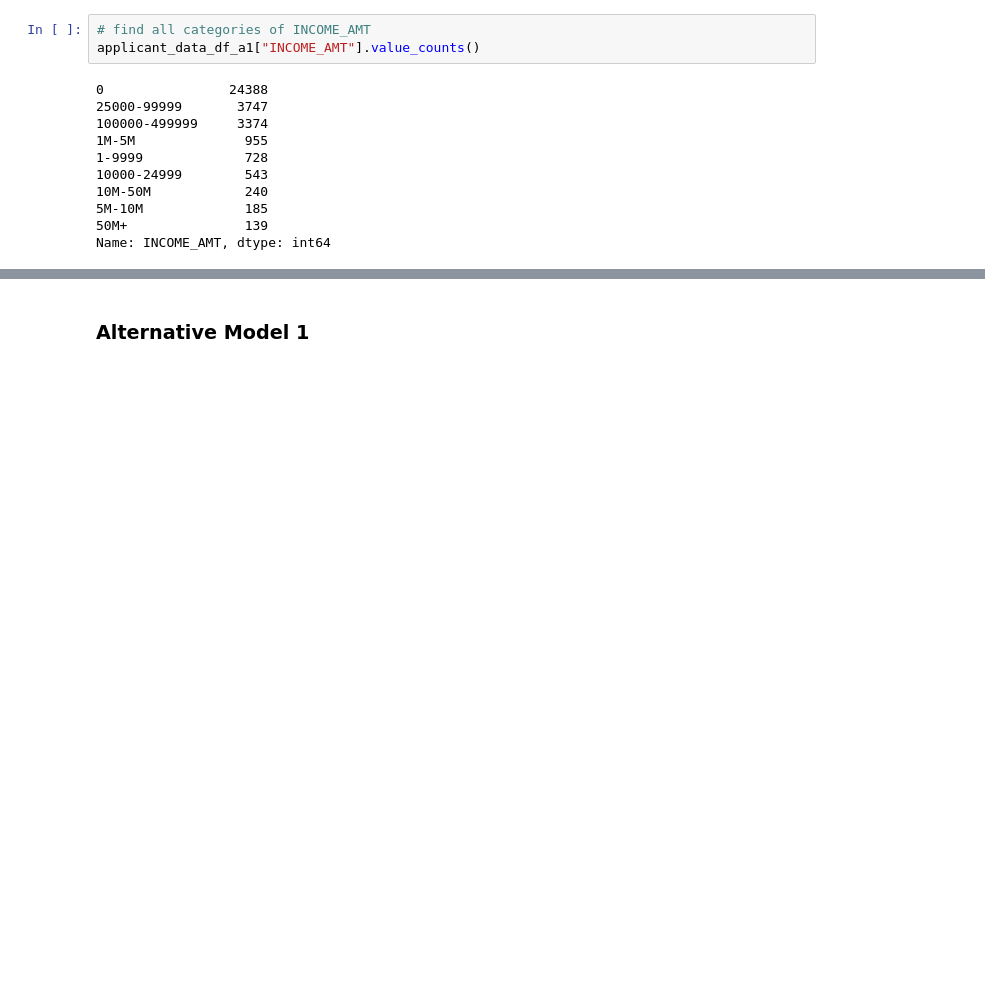
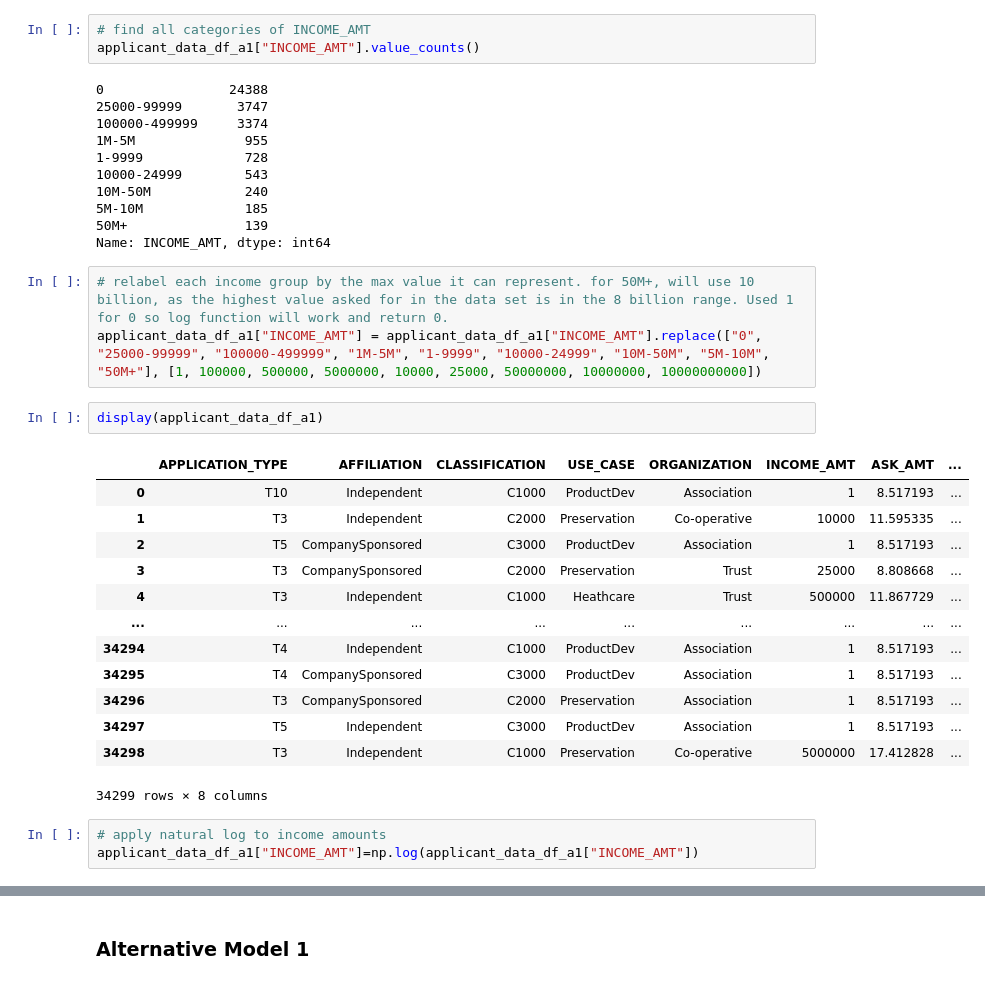
Before and after one commit to phodsman/Venture-Capital-Neural-Network-Classifier, a Jupyter notebook: venture_funding_with_deep_learning.ipynb, the cells around one changed output, grey strips where cells are left out. Cells and saved outputs as stored; diff of their text form; blank space fills up the shorter version.

Commit message:
converted income amounts to representative values, applied natural log function

```diff
--- a/venture_funding_with_deep_learning.ipynb
+++ b/venture_funding_with_deep_learning.ipynb
@@ -494,3 +499,25 @@ applicant_data_df_a1["INCOME_AMT"].value_counts()
 5M-10M             185
 50M+               139
 Name: INCOME_AMT, dtype: int64
+# %%
+# relabel each income group by the max value it can represent. for 50M+, will use 10 billion, as the highest value asked for in the data set is in the 8 billion range. Used 1 for 0 so log function will work and return 0.
+applicant_data_df_a1["INCOME_AMT"] = applicant_data_df_a1["INCOME_AMT"].replace(["0", "25000-99999", "100000-499999", "1M-5M", "1-9999", "10000-24999", "10M-50M", "5M-10M", "50M+"], [1, 100000, 500000, 5000000, 10000, 25000, 50000000, 10000000, 10000000000])
+# %%
+display(applicant_data_df_a1)
+# %% [output]
+|  | APPLICATION_TYPE | AFFILIATION | CLASSIFICATION | USE_CASE | ORGANIZATION | INCOME_AMT | ASK_AMT | ... |
+| 0 | T10 | Independent | C1000 | ProductDev | Association | 1 | 8.517193 | ... |
+| 1 | T3 | Independent | C2000 | Preservation | Co-operative | 10000 | 11.595335 | ... |
+| 2 | T5 | CompanySponsored | C3000 | ProductDev | Association | 1 | 8.517193 | ... |
+| 3 | T3 | CompanySponsored | C2000 | Preservation | Trust | 25000 | 8.808668 | ... |
+| 4 | T3 | Independent | C1000 | Heathcare | Trust | 500000 | 11.867729 | ... |
+| ... | ... | ... | ... | ... | ... | ... | ... | ... |
+| 34294 | T4 | Independent | C1000 | ProductDev | Association | 1 | 8.517193 | ... |
+| 34295 | T4 | CompanySponsored | C3000 | ProductDev | Association | 1 | 8.517193 | ... |
+| 34296 | T3 | CompanySponsored | C2000 | Preservation | Association | 1 | 8.517193 | ... |
+| 34297 | T5 | Independent | C3000 | ProductDev | Association | 1 | 8.517193 | ... |
+| 34298 | T3 | Independent | C1000 | Preservation | Co-operative | 5000000 | 17.412828 | ... |
+34299 rows × 8 columns
+# %%
+# apply natural log to income amounts
+applicant_data_df_a1["INCOME_AMT"]=np.log(applicant_data_df_a1["INCOME_AMT"])
```
Also changed, not shown: parts of 2 cells of this notebook.
